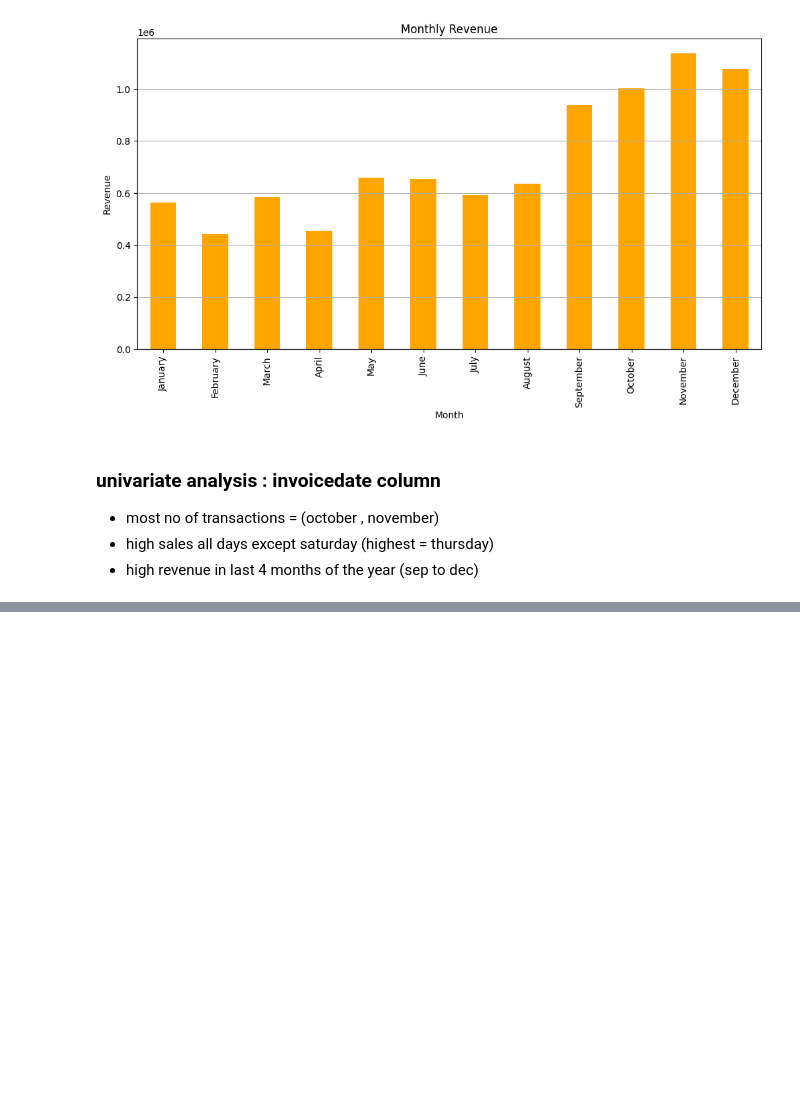
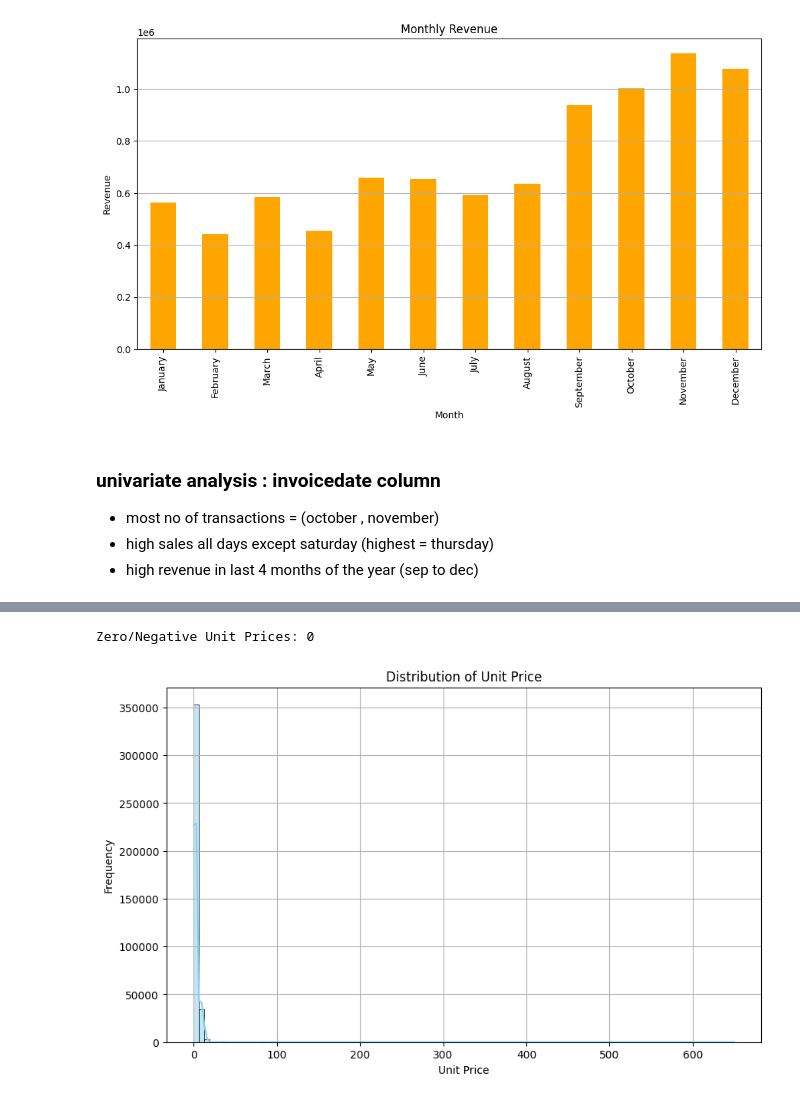
Before and after one commit to anuragchaubey1224/customer-segmentation, a Jupyter notebook: notebooks/eda.ipynb, the cells around one changed output, grey strips where cells are left out. Drawn from its saved outputs; the diff is of its cells as text; code cells hidden in the pictures; blank space fills up the shorter version.

```diff
--- a/notebooks/eda.ipynb
+++ b/notebooks/eda.ipynb
@@ -838,0 +853,16 @@ plt.show()
+# %%
+# check for invalid unit prices
+print("Zero/Negative Unit Prices:", df[df['UnitPrice'] <= 0].shape[0])
+# %% [output]
+Zero/Negative Unit Prices: 0
+# %%
+# distribution plot (histogram + Kde)
+plt.figure(figsize=(10, 6))
+sns.histplot(df['UnitPrice'], bins=100, kde=True, color='skyblue')
+plt.title("Distribution of Unit Price")
+plt.xlabel("Unit Price")
+plt.ylabel("Frequency")
+plt.grid(True)
+plt.show()
+# %% [output]
+[figure, added]
```
Also changed, not shown: parts of 7 cells of this notebook.
